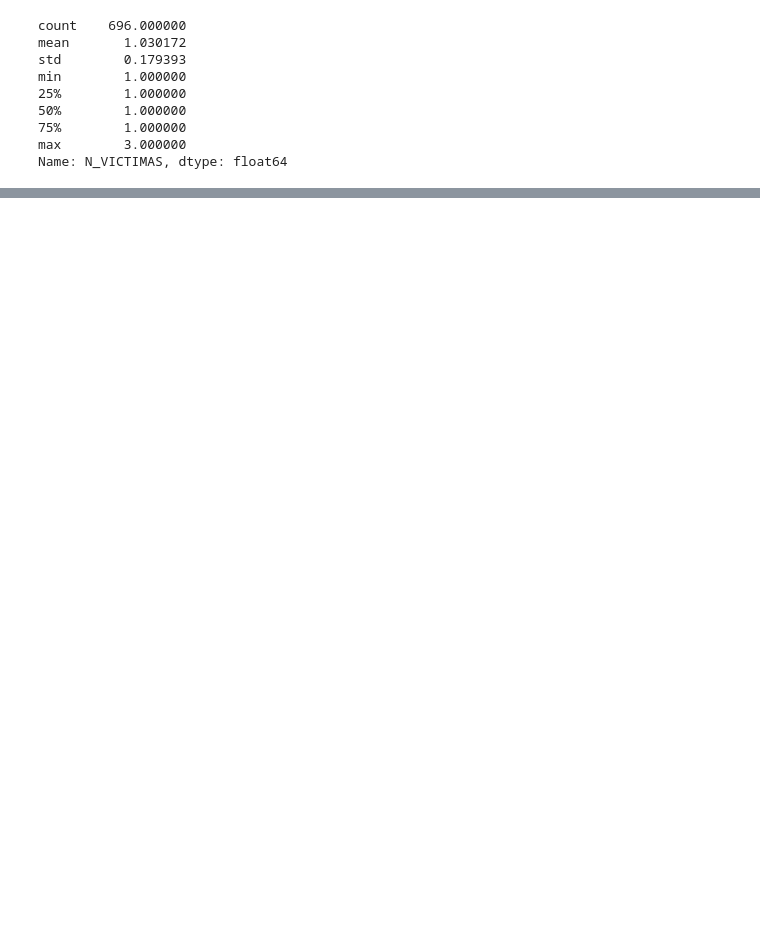
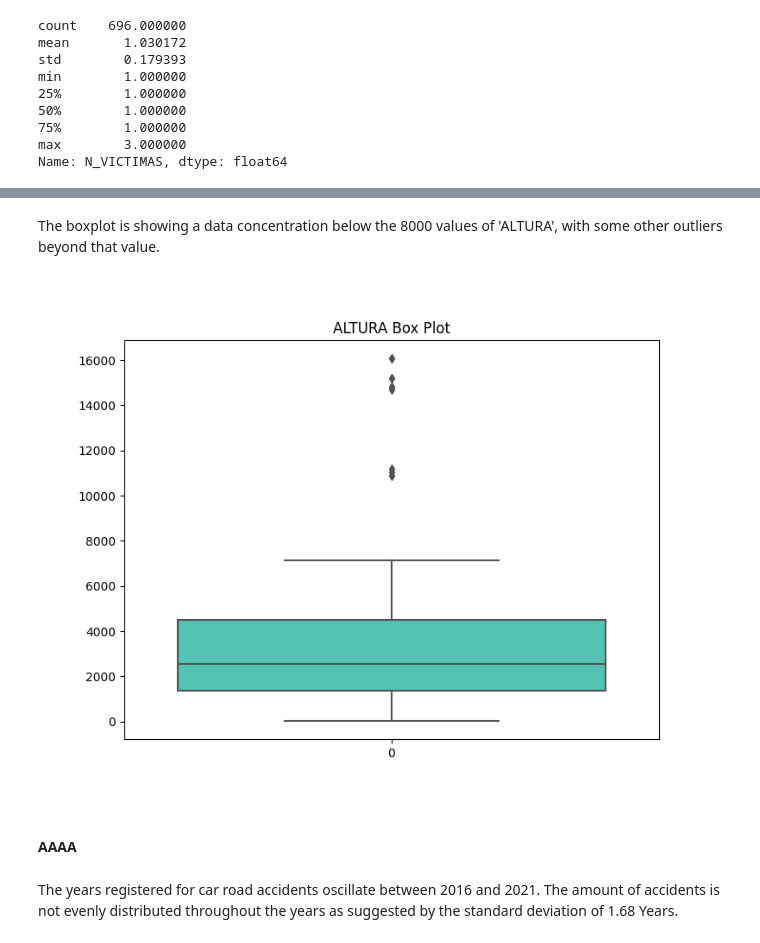
Before and after one commit to Slindex/Road-Accidents-DA, a Jupyter notebook: EDA.ipynb, the cells around one changed output, grey strips where cells are left out. Cells and saved outputs as stored; diff of their text form; code cells hidden in the pictures; blank space fills up the shorter version.

```diff
--- a/EDA.ipynb
+++ b/EDA.ipynb
@@ -525,0 +563,10 @@ plt.show()
+# %% [markdown]
+The boxplot is showing a data concentration below the 8000 values of 'ALTURA', with some other outliers beyond that value.
+# %%
+Image(filename='graphs/ALTURA_box_plot.png')
+# %% [output]
+[figure, added]
+# %% [markdown]
+#### AAAA
+# %% [markdown]
+The years registered for car road accidents oscillate between 2016 and 2021. The amount of accidents is not evenly distributed throughout the years as suggested by the standard deviation of 1.68 Years.
```
Also changed, not shown: parts of 69 cells of this notebook, 10 other files.
